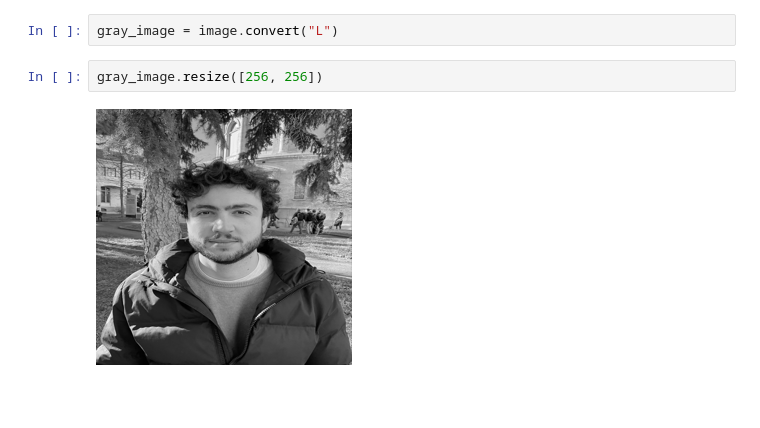
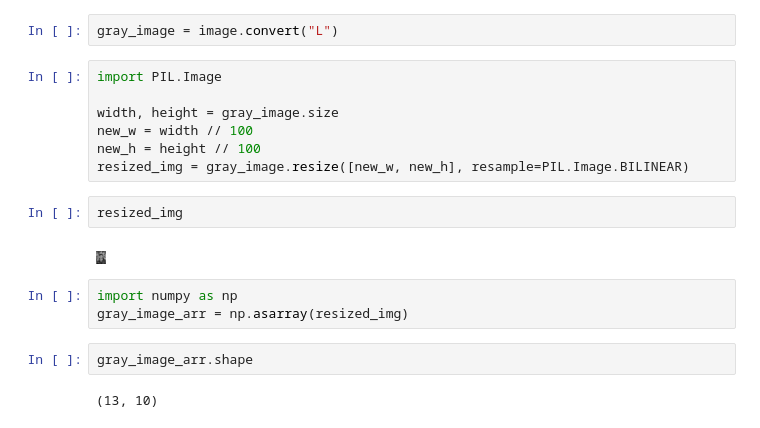
Before and after one commit to pierreantoineviudes/python_giphy_image, a Jupyter notebook: main.ipynb, the cells around one changed output. Saved outputs shown, nothing was run; the diff lists cells and outputs as text; blank space fills up the shorter version.

```diff
--- a/main.ipynb
+++ b/main.ipynb
@@ -78,7 +78,21 @@ img_dict[avg_color].append(image_url)
 image = PIL.Image.open("./images/moicassou.jpg")
 # %%
 gray_image = image.convert("L")
-# %%
-gray_image.resize([256, 256])
-# %% [output]
-[figure, removed]
+# %%
+import PIL.Image
+
+width, height = gray_image.size
+new_w = width // 100
+new_h = height // 100
+resized_img = gray_image.resize([new_w, new_h], resample=PIL.Image.BILINEAR)
+# %%
+resized_img
+# %% [output]
+[figure, added]
+# %%
+import numpy as np
+gray_image_arr = np.asarray(resized_img)
+# %%
+gray_image_arr.shape
+# %% [output]
+(13, 10)
```
Also changed, not shown: parts of 9 cells of this notebook, 2 other files.
